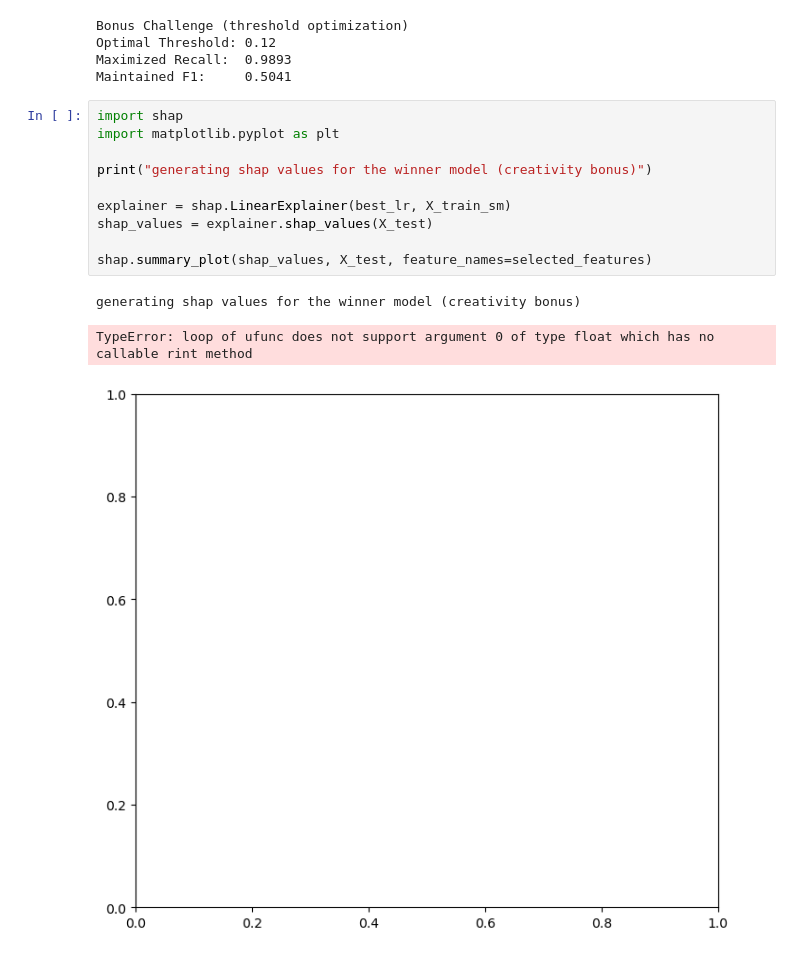
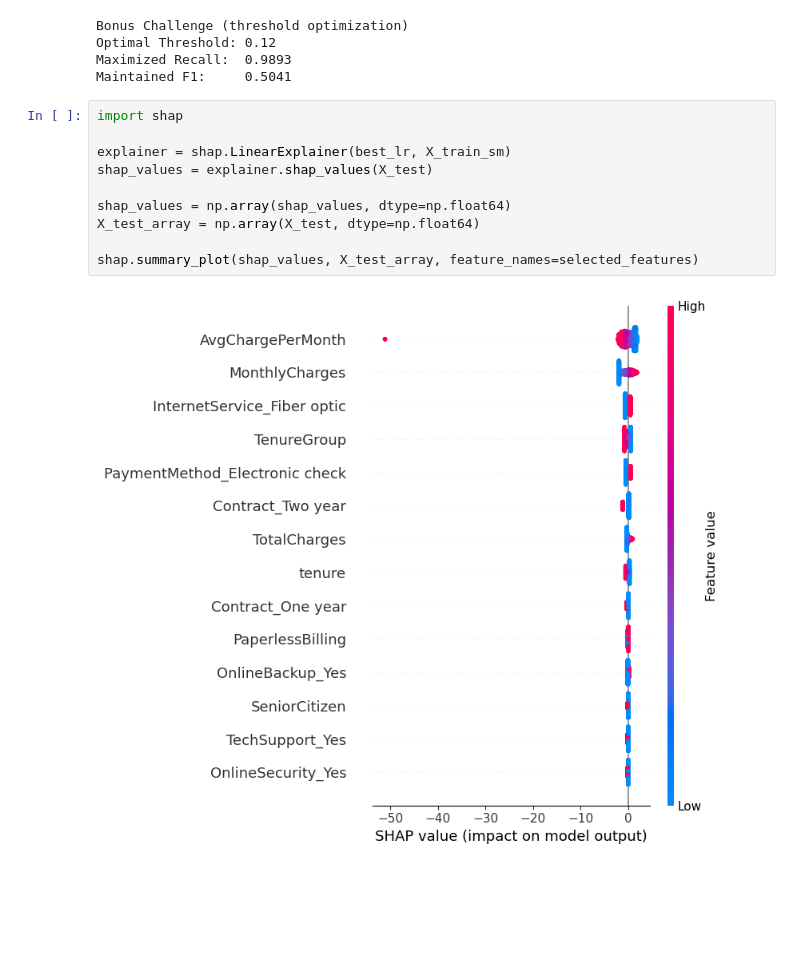
Before and after one commit to MaziarAshtari/ML_Project7, a Jupyter notebook: Untitled.ipynb, the cells around one changed output. Saved outputs shown, nothing was run; the diff lists cells and outputs as text; blank space fills up the shorter version.

Commit message:
shap summary plot

```diff
--- a/Untitled.ipynb
+++ b/Untitled.ipynb
@@ -448,15 +448,13 @@ Maximized Recall:  0.9893
 Maintained F1:     0.5041
 # %%
 import shap
-import matplotlib.pyplot as plt
-
-print("generating shap values for the winner model (creativity bonus)")
 
 explainer = shap.LinearExplainer(best_lr, X_train_sm)
 shap_values = explainer.shap_values(X_test)
 
-shap.summary_plot(shap_values, X_test, feature_names=selected_features)
+shap_values = np.array(shap_values, dtype=np.float64)
+X_test_array = np.array(X_test, dtype=np.float64)
+
+shap.summary_plot(shap_values, X_test_array, feature_names=selected_features)
 # %% [output]
-generating shap values for the winner model (creativity bonus)
-TypeError: loop of ufunc does not support argument 0 of type float which has no callable rint method
-[figure, old version]
+[figure, new version]
```
